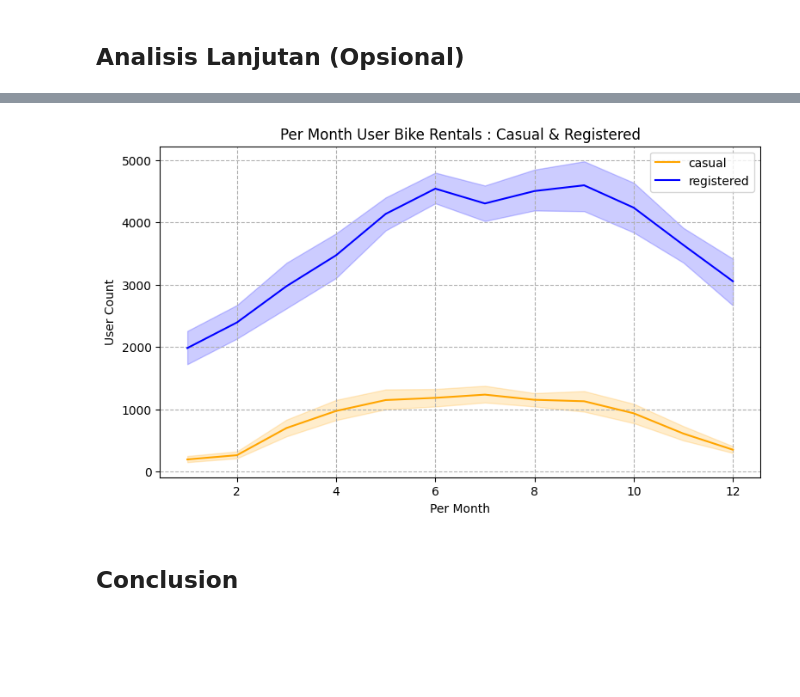
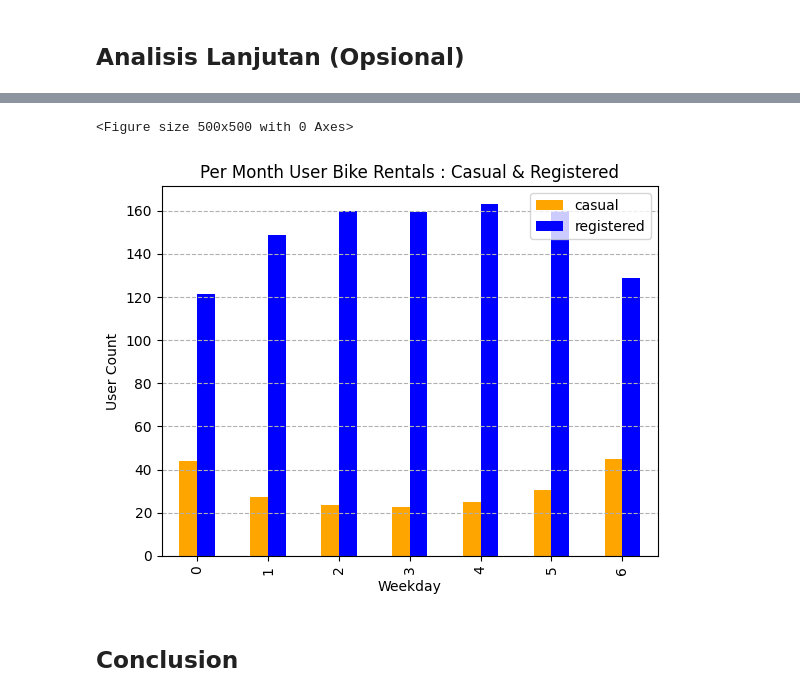
Before and after one commit to dmareee/EDA_Practice, a Jupyter notebook: notebook.ipynb, the cells around one changed output, grey strips where cells are left out. Cells and saved outputs as stored; diff of their text form; code cells hidden in the pictures; blank space fills up the shorter version.

```diff
--- a/notebook.ipynb
+++ b/notebook.ipynb
@@ -486,6 +486,9 @@ Data columns (total 16 columns):
  15  cnt         731 non-null    float64
 dtypes: datetime64[ns](1), float64(6), int32(1), int64(4), object(4)
 memory usage: 88.6+ KB
+# %%
+rent_daily['yr'] = rent_daily['dteday'].dt.year
+rent_hourly['yr'] = rent_hourly['dteday'].dt.year
 # %%
 rent_daily
 # %% [output]
@@ -888,0 +888,3 @@ monthly_category_user
+# %%
+daily_category_user = rent_hourly.groupby(by='weekday')[['casual', 'registered']].mean().reset_index()
+daily_category_user
@@ -889,15 +900,15 @@ monthly_category_user
 # %%
-plt.figure(figsize=(9, 5))
-sns.lineplot(monthly_category_user, x='mnth', y='casual', label='casual', color='orange')
-sns.lineplot(monthly_category_user, x='mnth', y='registered', label='registered', color='blue')
+plt.figure(figsize=(5, 5))
+daily_category_user.plot(kind='bar', x='weekday', stacked=False, color=['orange', 'blue'])
 
 plt.title('Per Month User Bike Rentals : Casual & Registered')
-plt.grid(True, which='major', axis='both', linestyle='--')
+plt.grid(True, which='major', axis='y', linestyle='--')
 
-plt.xlabel('Per Month')
+plt.xlabel('Weekday')
 plt.ylabel('User Count')
 plt.show()
 # %% [output]
+<Figure size 500x500 with 0 Axes>
-[figure, old version]
+[figure, new version]
 # %% [markdown]
 ## Conclusion
```
Also changed, not shown: parts of 19 cells of this notebook, 3 other files.
